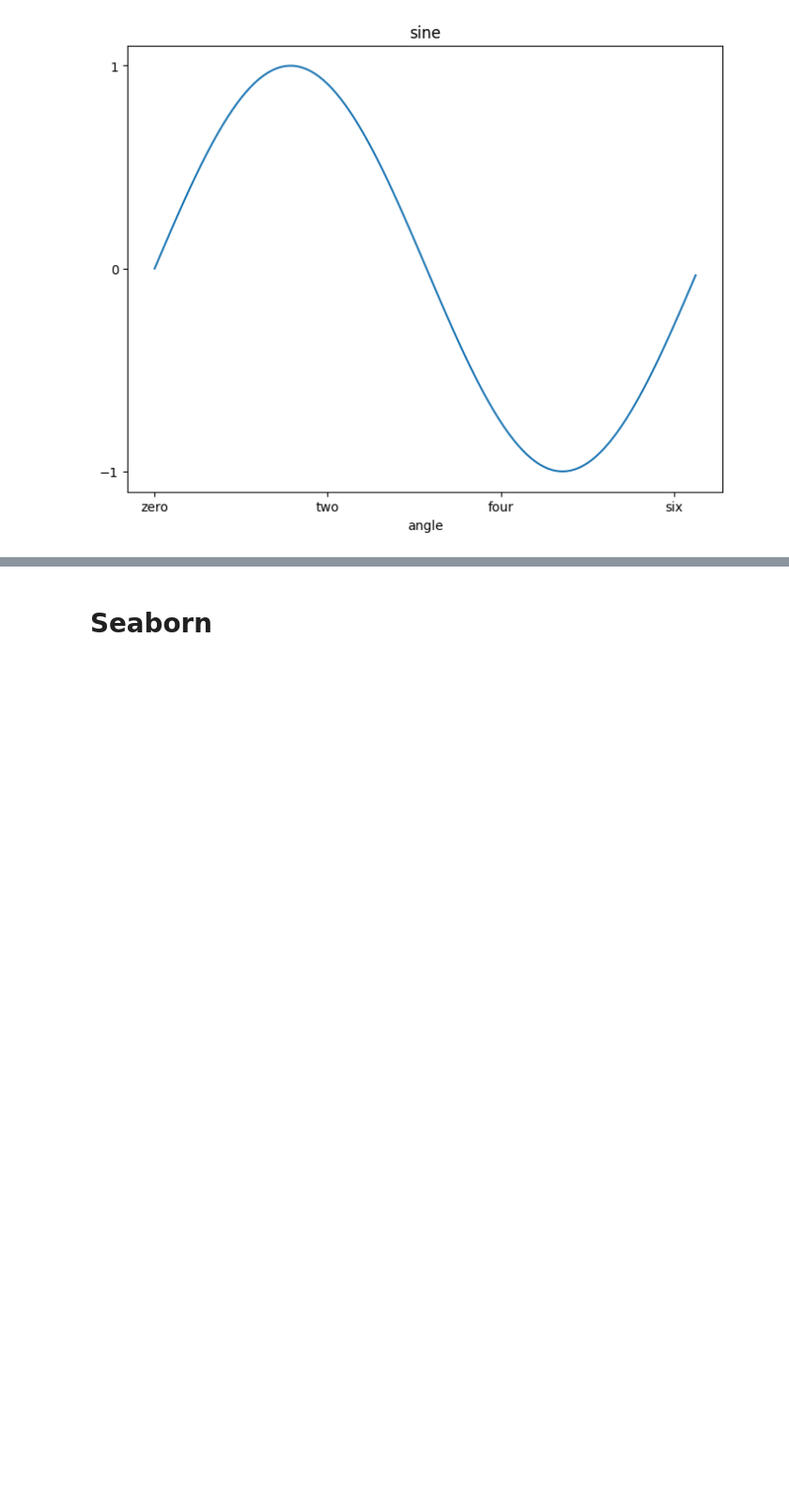
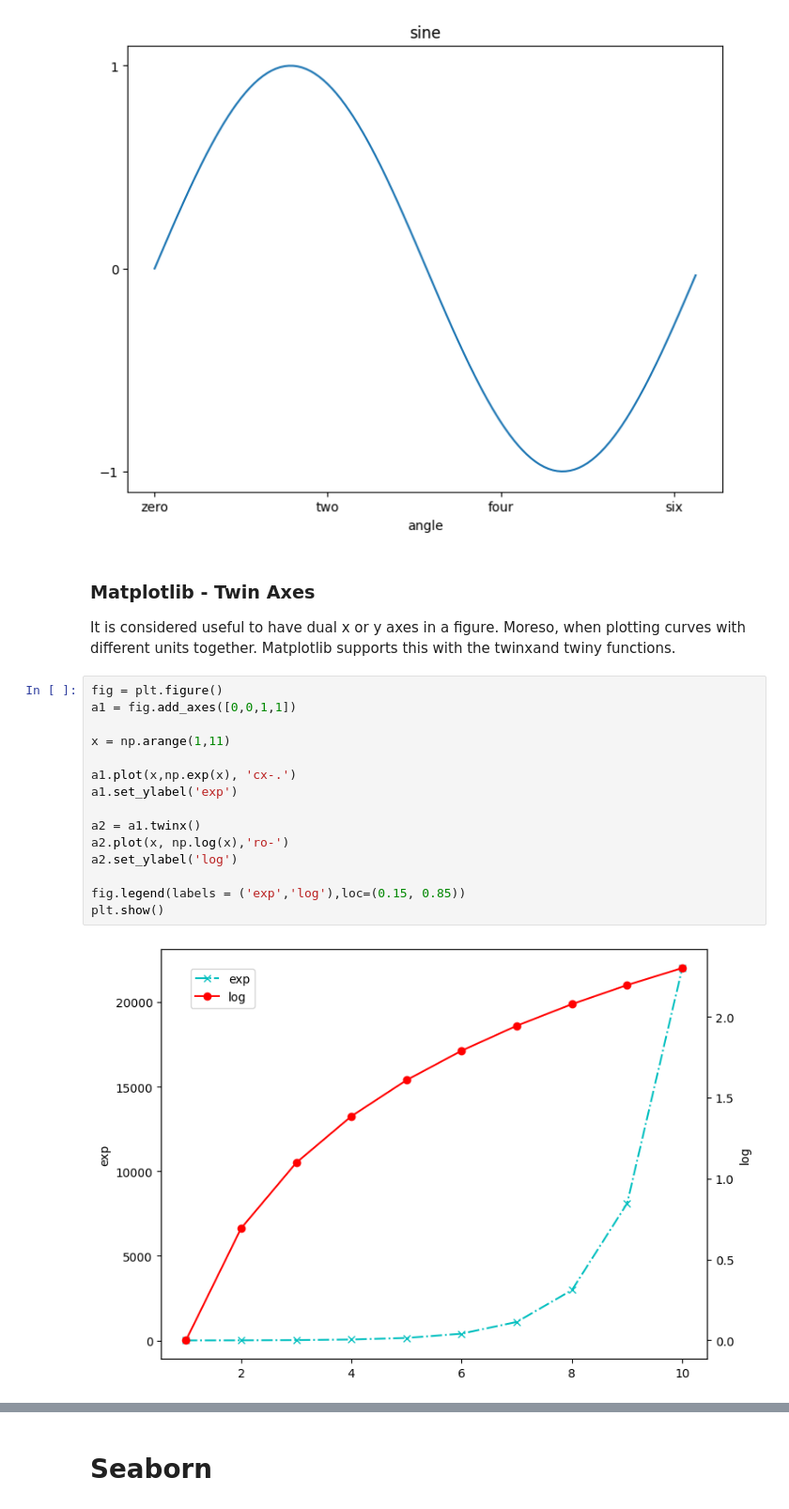
Before and after one commit to arunp77/Python-programming, a Jupyter notebook: Python-fundamental/Matplotlib.ipynb, the cells around one changed output, grey strips where cells are left out. Shown at 94% size. Saved outputs shown, nothing was run; the diff lists cells and outputs as text; blank space fills up the shorter version.

Commit message:
Matplotlib section modfied

```diff
--- a/Python-fundamental/Matplotlib.ipynb
+++ b/Python-fundamental/Matplotlib.ipynb
@@ -742,3 +739,24 @@ ax.set_yticks([-1,0,1])
 plt.show()
 # %% [output]
 [figure]
+# %% [markdown]
+### Matplotlib - Twin Axes
+
+It is considered useful to have dual x or y axes in a figure. Moreso, when plotting curves with different units together. Matplotlib supports this with the twinxand twiny functions.
+# %%
+fig = plt.figure()
+a1 = fig.add_axes([0,0,1,1])
+
+x = np.arange(1,11)
+
+a1.plot(x,np.exp(x), 'cx-.')
+a1.set_ylabel('exp')
+
+a2 = a1.twinx()
+a2.plot(x, np.log(x),'ro-')
+a2.set_ylabel('log')
+
+fig.legend(labels = ('exp','log'),loc=(0.15, 0.85))
+plt.show()
+# %% [output]
+[figure, added]
```
Also changed, not shown: parts of 29 cells of this notebook.
